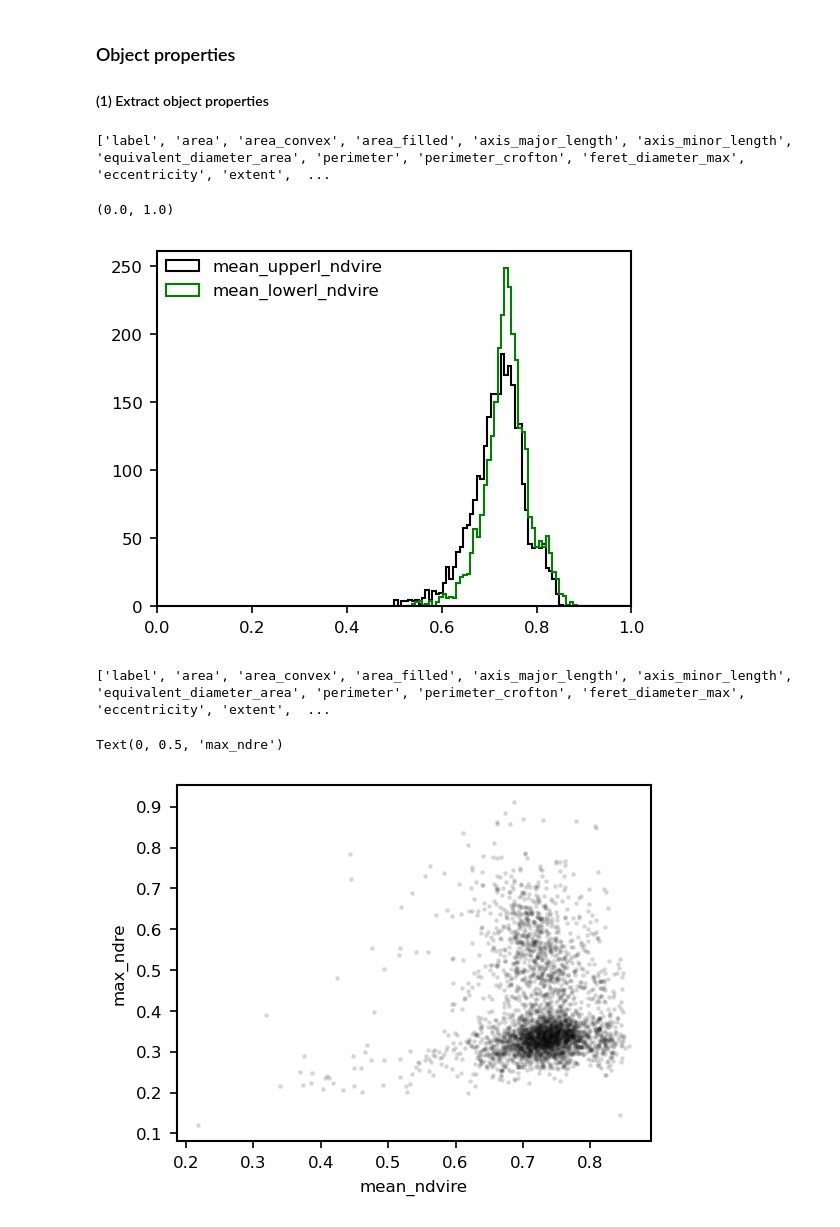
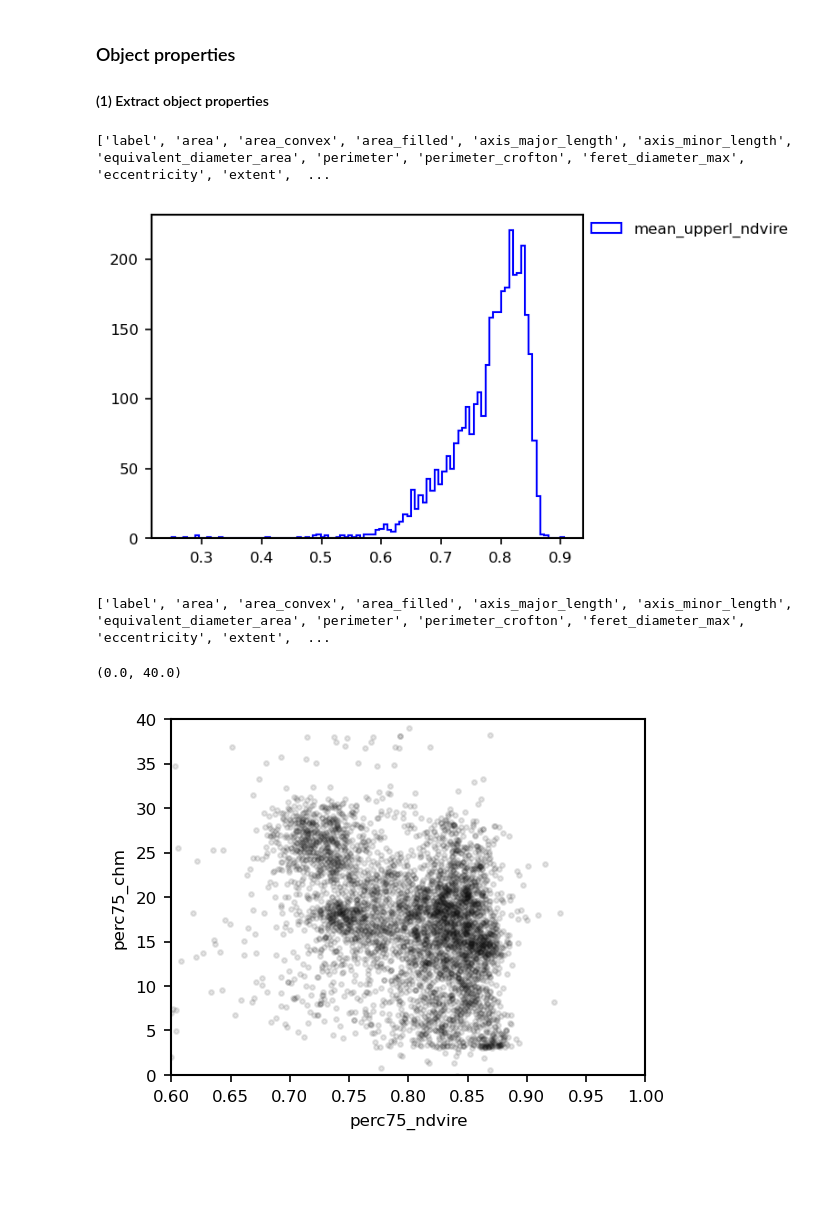
Before and after one commit to FlorianStehr/findatree, a Jupyter notebook: scripts/segment.ipynb, the cells around one changed output. Drawn from its saved outputs; the diff is of its cells as text; code cells hidden in the pictures; blank space fills up the shorter version.

```diff
--- a/scripts/segment.ipynb
+++ b/scripts/segment.ipynb
@@ -21,9 +21,9 @@ dir_names.extend([r'C:\Data\lwf\DTM'])
 dir_names.extend([r'C:\Data\lwf\Orthophotos_2021'])
 
 file_names=[]
-# file_names.extend(['Tnr_12702_D-20210713_DSM.tif'])
-# file_names.extend(['tnr_12702_dtm.tif'])
-# file_names.extend(['Tnr_12702_2021_Ortho.tif'])
+file_names.extend(['Tnr_12702_D-20210713_DSM.tif'])
+file_names.extend(['tnr_12702_dtm.tif'])
+file_names.extend(['Tnr_12702_2021_Ortho.tif'])
 
 # file_names.extend(['Tnr_11044_D-20210707_DSM.tif'])
 # file_names.extend(['tnr_11044_dtm.tif'])
@@ -33,9 +33,9 @@ file_names=[]
 # file_names.extend(['tnr_11626_dtm.tif'])
 # file_names.extend(['Tnr_11626_2021_Ortho.tif'])
 
-file_names.extend(['Tnr_11090_D-20210719_DSM.tif'])
-file_names.extend(['tnr_11090_dtm.tif'])
-file_names.extend(['Tnr_11090_2021_Ortho.tif'])
+# file_names.extend(['Tnr_11090_D-20210719_DSM.tif'])
+# file_names.extend(['tnr_11090_dtm.tif'])
+# file_names.extend(['Tnr_11090_2021_Ortho.tif'])
 
 paths=[os.path.join(dir_names[i],file_name) for i, file_name in enumerate(file_names)]
 
@@ -180,59 +199,61 @@ props, names = obj_props.labels_to_props_all(labels, cs, px_width, include_label
 # %%
 print(names)
 
-xlim = [0., 1]
+xlim = [5e-3, 1]
 
 # Filter
-name = 'n_px_bright'
+name = 'max_ndvi'
 positives = props[:, names.index(name)]
-positives = positives > 10
+positives = positives > 0.9
 
 select = [
-    # 'median_ndvire',
     'mean_upperl_ndvire',
-    'mean_lowerl_ndvire',
-    # 'std_ndvire',
-    # 'perc25_ndvire',
-    # 'perc75_ndvire',
-    # 'max_ndvire',
+    # 'perc75_green',
+    # 'perc75_red',
+    # 'perc75_re',
+    # 'perc75_nir',
     ]
 
-bins = np.linspace(0.5,1,70)
-# bins=100
+# select = [
+    # 'mean_upperl_blue',
+    # 'mean_upperl_green',
+    # 'mean_upperl_red',
+    # 'mean_upperl_re',
+    # 'mean_upperl_nir',
+    # ]
+
+# bins = np.linspace(0.5,1,70)
+bins=100
 
 
 f, ax = plt.subplots(figsize=[4,3])
-
 for name in select:
-    idx = names.index(name)
-    feature = props[:, idx]
-
     _ = ax.hist(
-        feature[positives],
+        props[:, names.index(name)][positives],
         bins=bins,
         histtype='step',
         label=name,
         )
 
-_ = ax.legend(loc='upper left')
-ax.set_xlim(xlim)
+_ = ax.legend(loc='upper left',bbox_to_anchor=(1,1))
+# ax.set_xlim(xlim)
+# ax.set_xscale('log')
 # %% [output]
 ['label', 'area', 'area_convex', 'area_filled', 'axis_major_length', 'axis_minor_length', 'equivalent_diameter_area', 'perimeter', 'perimeter_crofton', 'feret_diameter_max', 'eccentricity', 'extent',  ...
-(0.0, 1.0)
-[figure, old version]
+[figure, new version]
 # %%
 print(names)
 f, ax = plt.subplots(figsize=[4,3])
 
-name1 = 'mean_ndvire'
+name1 = 'perc75_ndvire'
 idx1 = names.index(name1)
 feature1 = props[:, idx1]
 
-name2 = 'max_ndre'
+name2 = 'perc75_chm'
 idx2 = names.index(name2)
 feature2 = props[:, idx2]
 
-name3 = 'max_ndvire'
+name3 = 'area_filled'
 idx3 = names.index(name3)
 feature3 = props[:, idx3]
 
@@ -244,15 +265,16 @@ _ = ax.scatter(
     x,
     y,
     # c=z,
-    s=2,
+    s=5,
     alpha=0.1,
+    color='k',
     )
 
 ax.set_xlabel(name1)
 ax.set_ylabel(name2)
-# ax.set_xlim(0.6,1)
-# ax.set_ylim(0.5,1)
+ax.set_xlim(0.6,1)
+ax.set_ylim(0, 40)
 # %% [output]
 ['label', 'area', 'area_convex', 'area_filled', 'axis_major_length', 'axis_minor_length', 'equivalent_diameter_area', 'perimeter', 'perimeter_crofton', 'feret_diameter_max', 'eccentricity', 'extent',  ...
-Text(0, 0.5, 'max_ndre')
+(0.0, 40.0)
-[figure, old version]
+[figure, new version]
```
Also changed, not shown: parts of 3 cells of this notebook, 2 other files.
